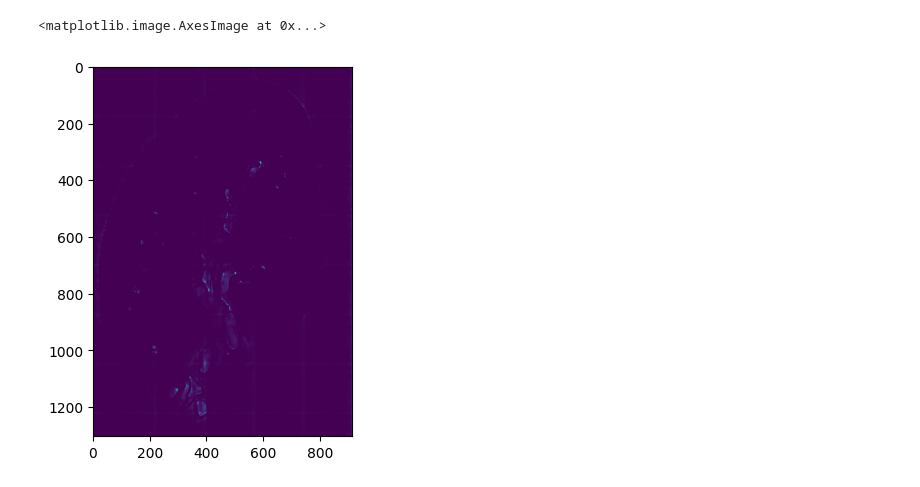
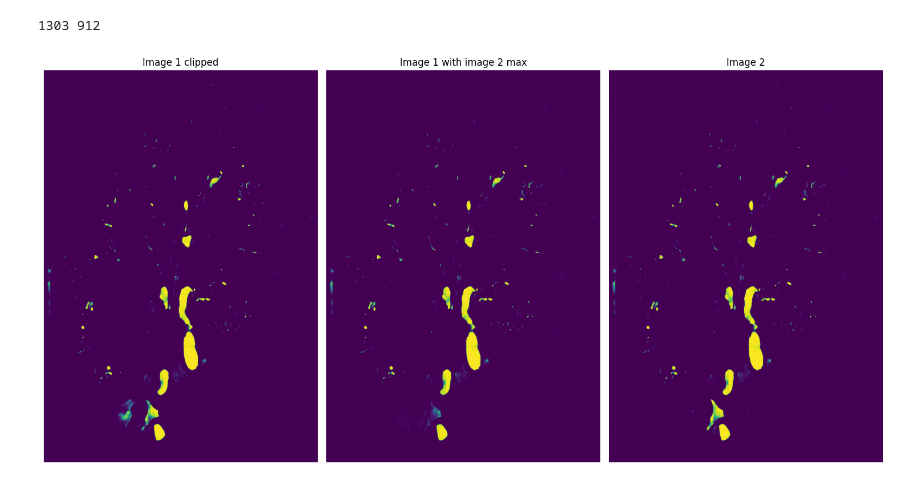
Before and after one commit to DavidFM43/blood-vessel-segmentation, a Jupyter notebook: investigate_baseline_bug.ipynb, the cells around one changed output. Saved outputs shown, nothing was run; the diff lists cells and outputs as text; code cells hidden in the pictures.

```diff
--- a/investigate_baseline_bug.ipynb
+++ b/investigate_baseline_bug.ipynb
@@ -100,10 +72,23 @@ torch.Size([1303, 912])
 # %%
-h, w = x.shape[-2:]
+h, w = img1.shape[-2:]
+print(h, w)
+
 overlap = 50
 patcher = Patcher(h, w, patch_size=patch_size, overlap=overlap)
+
+x1_clipped = patcher.extract_patches(x1_clipped)
+x1_x2_max = patcher.extract_patches(x1_x2_max)
+x2 = patcher.extract_patches(x2)
+# %% [output]
+1303 912
 # %%
-x = patcher.extract_patches(x)  # (bs, n_patches, h, w)
-with torch.no_grad():
-    logits = net(x.reshape(-1, 1, patch_size, patch_size))  # (bs * n_patches, 1, patch_size, patch_size)
-    logits = logits.view(1, -1, patch_size, patch_size)  # (bs, n_patches, patch_size, patch_size)
-    logits = patcher.merge_patches(logits).squeeze()  # (bs, h, w)
+def pred(x, norm_patches=False):
+    x = x.to(device)
+    with torch.no_grad():
+        x = x.reshape(-1, 1, patch_size, patch_size)  # (40, 1, patch_size, patch_size)
+        if norm_patches:
+            x /= x.max(0, keepdim=True).values
+        logits = net(x)
+        logits = logits.view(1, -1, patch_size, patch_size)
+        logits = patcher.merge_patches(logits).squeeze()  # (bs, h, w)
+    return logits.cpu()
@@ -112,5 +95,22 @@ probs = logits.sigmoid().cpu()
-# %%
-plt.imshow(probs)
-# %% [output]
-<matplotlib.image.AxesImage at 0x...>
-[figure, removed]
+# %%
+probs1_clipped = pred(x1_clipped).sigmoid()
+probs1_x2_max = pred(x1_x2_max).sigmoid()
+probs2 = pred(x2).sigmoid()
+# %%
+fig, axs = plt.subplots(1, 3, figsize=(15, 8))
+
+axs[0].set_title("Image 1 clipped")
+axs[0].imshow((cm.viridis(probs1_clipped) * 255).astype(np.uint8))
+
+axs[1].set_title("Image 1 with image 2 max")
+axs[1].imshow((cm.viridis(probs1_x2_max) * 255).astype(np.uint8))
+
+axs[2].set_title("Image 2")
+axs[2].imshow((cm.viridis(probs2) * 255).astype(np.uint8))
+axs[0].axis('off')
+axs[1].axis('off')
+axs[2].axis('off')
+plt.tight_layout()
+plt.show()
+# %% [output]
+[figure, added]
```
Also changed, not shown: parts of 7 cells of this notebook, 1 other file.
